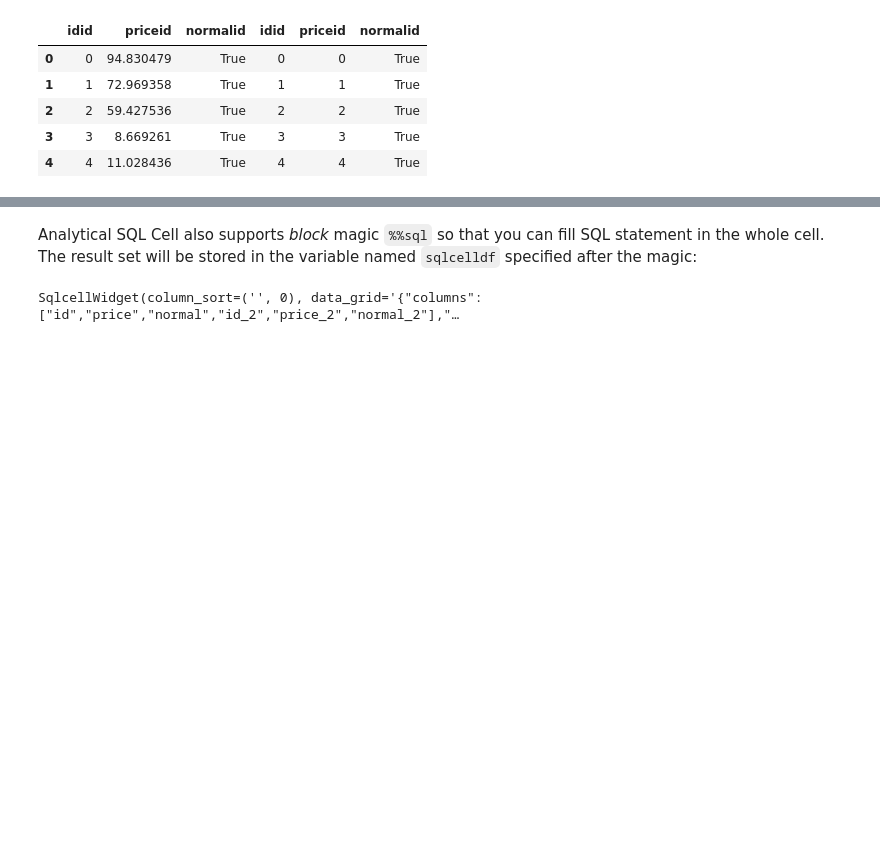
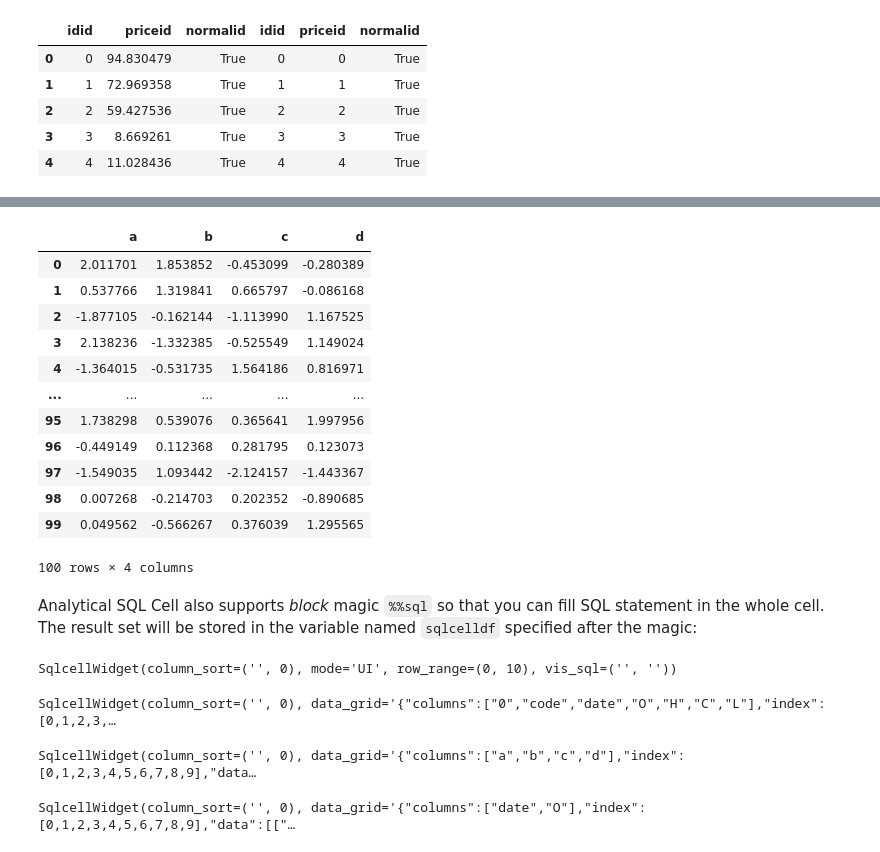
Before and after one commit to datarho/asqlcell, a Jupyter notebook: examples/introduction.ipynb, the cells around one changed output, grey strips where cells are left out. Saved outputs shown, nothing was run; the diff lists cells and outputs as text; code cells hidden in the pictures; blank space fills up the shorter version.

```diff
--- a/examples/introduction.ipynb
+++ b/examples/introduction.ipynb
@@ -28,9 +57,45 @@ data1.join(data2, lsuffix='id', rsuffix='id')
+# %%
+normal_dist = {}
+names=["a","b","c","d"]
+for i in range(4):
+    normal_dist[names[i]]= np.random.normal(loc=0.0, scale=1.0, size=100)
+normal_dist=pd.DataFrame(normal_dist)
+normal_dist
+# %% [output]
+|  | a | b | c | d |
+| 0 | 2.011701 | 1.853852 | -0.453099 | -0.280389 |
+| 1 | 0.537766 | 1.319841 | 0.665797 | -0.086168 |
+| 2 | -1.877105 | -0.162144 | -1.113990 | 1.167525 |
+| 3 | 2.138236 | -1.332385 | -0.525549 | 1.149024 |
+| 4 | -1.364015 | -0.531735 | 1.564186 | 0.816971 |
+| ... | ... | ... | ... | ... |
+| 95 | 1.738298 | 0.539076 | 0.365641 | 1.997956 |
+| 96 | -0.449149 | 0.112368 | 0.281795 | 0.123073 |
+| 97 | -1.549035 | 1.093442 | -2.124157 | -1.443367 |
+| 98 | 0.007268 | -0.214703 | 0.202352 | -0.890685 |
+| 99 | 0.049562 | -0.566267 | 0.376039 | 1.295565 |
+100 rows × 4 columns
 # %% [markdown]
 Analytical SQL Cell also supports *block* magic `%%sql` so that you can fill SQL statement in the whole cell. The result set will be stored in the variable named `sqlcelldf` specified after the magic:
 # %%
-%%sql sqlcelldf
-
-SELECT *
-FROM data1 JOIN data2 ON (data1.id = data2.id)
+asqlcell.SqlcellWidget()
 # %% [output]
-SqlcellWidget(column_sort=('', 0), data_grid='{"columns":["id","price","normal","id_2","price_2","normal_2"],"…
+SqlcellWidget(column_sort=('', 0), mode='UI', row_range=(0, 10), vis_sql=('', ''))
+# %%
+%%sql
+SELECT *
+FROM b
+# %% [output]
+SqlcellWidget(column_sort=('', 0), data_grid='{"columns":["0","code","date","O","H","C","L"],"index":[0,1,2,3,…
+# %%
+%%sql
+SELECT *
+FROM normal_dist
+# %% [output]
+SqlcellWidget(column_sort=('', 0), data_grid='{"columns":["a","b","c","d"],"index":[0,1,2,3,4,5,6,7,8,9],"data…
+# %%
+%%sql
+SELECT date, O
+FROM dataWithDate
+# %% [output]
+SqlcellWidget(column_sort=('', 0), data_grid='{"columns":["date","O"],"index":[0,1,2,3,4,5,6,7,8,9],"data":[["…
```
Also changed, not shown: parts of 5 cells of this notebook, 4 other files.
